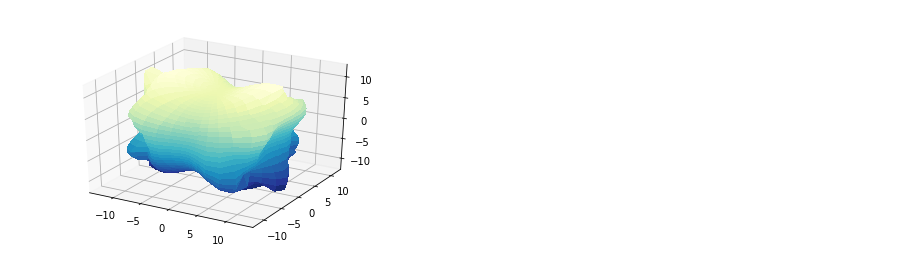
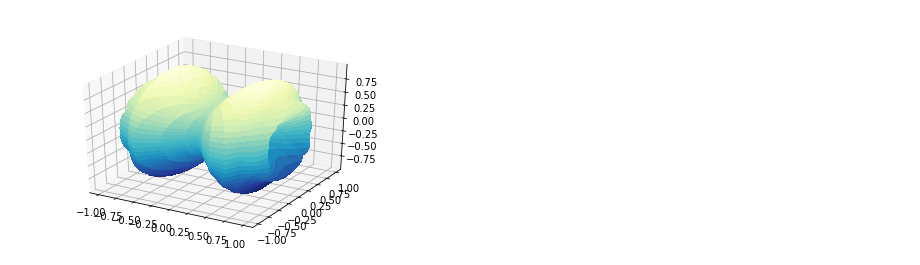
Before and after one commit to yidiq7/Manifold, a Jupyter notebook: Optimization.ipynb, the cells around one changed output. Drawn from its saved outputs; the diff is of its cells as text; code cells hidden in the pictures.

```diff
--- a/Optimization.ipynb
+++ b/Optimization.ipynb
@@ -55,4 +79,6 @@ g0 = np.concatenate((g0_real[np.tril_indices(ns)], g0_imag[np.tril_indices(ns)])
+# %%
+g0 = 3*np.ones(max(h_sym) - 1)
 # %%
-res = minimize(integration, g0, method='L-BFGS-B',
-               options={'iprint':1, 'ftol': 2.220446049250313e-05, 'eps': 1e-03, 'maxiter':10})
+#res = minimize(integration, g0, method='L-BFGS-B', options={'iprint':1, 'ftol': 1e-04, 'eps': 1e-02, 'maxiter':20})
+res = minimize(integration, g0, method='L-BFGS-B', options={'ftol': 1e-06, 'maxiter':200})
 # %% [output]
@@ -69,5 +102,2 @@ KeyboardInterrupt:
 # %%
-g_minimal = res.x
+h_minimal = param_to_matrix(res.x)
-# %%
-g = flat_to_matrix(g_minimal)
-h_minimal = g*np.conj(g.transpose())
@@ -111,26 +124,28 @@ from mpl_toolkits.mplot3d import Axes3D
 # %%
+#param = [0.5, 0.5, 0.5, 0.5]
+#h_minimal = param_to_matrix(param)
 patch = HS.patches[0].patches[0]
-theta, phi = np.linspace(0.0001,np.pi+0.0001, 40), np.linspace(0.0001, 2*np.pi+0.0001, 40)
+theta, phi = np.linspace(0.001,np.pi+0.001, 40), np.linspace(0.001, 2*np.pi+0.001, 40)
 R = []
 for j in phi:
     theta_list = []
     for i in theta:
         t = complex(math.sin(i)*math.sin(j), math.cos(i))/(sin(i)*cos(j))
         if np.absolute(t) <= 1:
-            eta = patch.num_eta(h_minimal, [1, -1, t, 0, -t])
+            eta = patch.num_eta(h_minimal, [1, -1, complex(t), 0, -complex(t)])*factor
         else:
-            eta = patch.num_eta(h_minimal,[1, -1, 1/t, 0, -1/t])
-        theta_list.append(eta)
+            eta = patch.num_eta(h_minimal, [1, -1, complex(1/t), 0, -complex(1/t)])*factor
+        theta_list.append(float(eta))
     R.append(theta_list)
 R = np.asarray(R)
 THETA, PHI = np.meshgrid(theta, phi)
 X = R * np.sin(THETA) * np.cos(PHI)
 Y = R * np.sin(THETA) * np.sin(PHI)
-Z = R * np.cos(THETA)
+ZZ = R * np.cos(THETA)
 fig = plt.figure()
 ax = fig.add_subplot(1,1,1, projection='3d')
 plot = ax.plot_surface(
-    X, Y, Z, rstride=1, cstride=1, cmap=plt.cm.YlGnBu_r,
+    X, Y, ZZ, rstride=1, cstride=1, cmap=plt.cm.YlGnBu_r,
     linewidth=0, antialiased=False)
 # %% [output]
-[figure, old version]
+[figure, new version]
```
Also changed, not shown: parts of 24 cells of this notebook.
